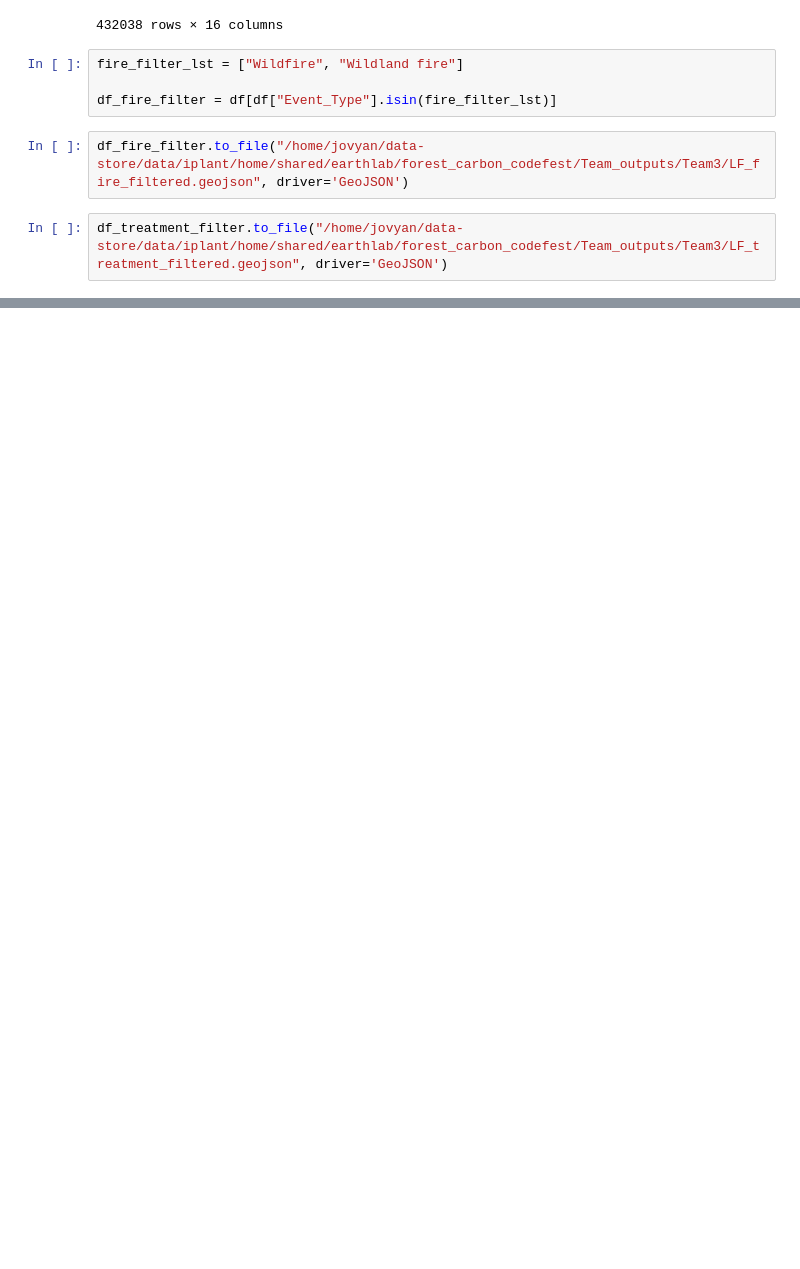
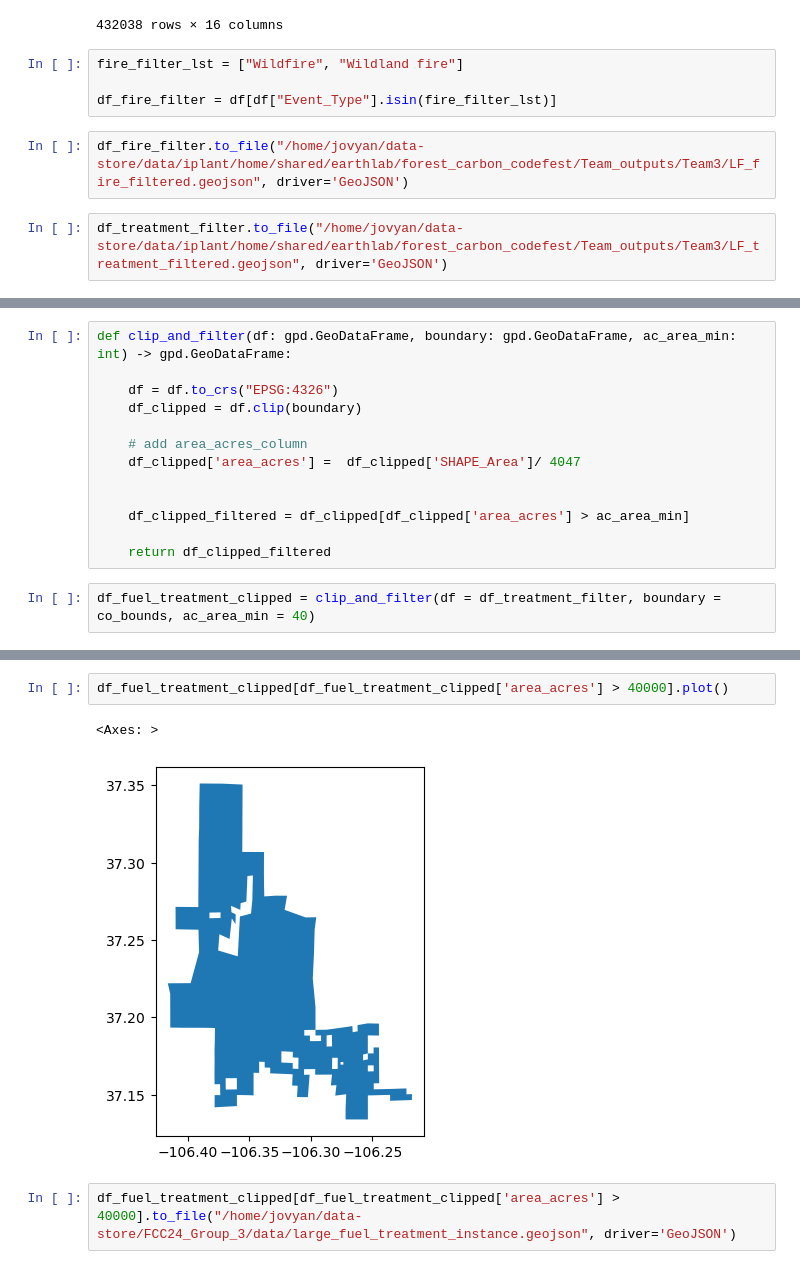
Before and after one commit to CU-ESIIL/FCC24_Group_3, a Jupyter notebook: code/data_exploration/landfire_exploration.ipynb, the cells around one changed output, grey strips where cells are left out. Saved outputs shown, nothing was run; the diff lists cells and outputs as text; blank space fills up the shorter version.

```diff
--- a/code/data_exploration/landfire_exploration.ipynb
+++ b/code/data_exploration/landfire_exploration.ipynb
@@ -44,0 +177,15 @@ df_treatment_filter.to_file("/home/jovyan/data-store/data/iplant/home/shared/ear
+# %%
+def clip_and_filter(df: gpd.GeoDataFrame, boundary: gpd.GeoDataFrame, ac_area_min: int) -> gpd.GeoDataFrame:
+
+    df = df.to_crs("EPSG:4326")
+    df_clipped = df.clip(boundary)
+
+    # add area_acres_column
+    df_clipped['area_acres'] =  df_clipped['SHAPE_Area']/ 4047
+
+
+    df_clipped_filtered = df_clipped[df_clipped['area_acres'] > ac_area_min]
+
+    return df_clipped_filtered
+# %%
+df_fuel_treatment_clipped = clip_and_filter(df = df_treatment_filter, boundary = co_bounds, ac_area_min = 40)
@@ -44,0 +208,7 @@ df_treatment_filter.to_file("/home/jovyan/data-store/data/iplant/home/shared/ear
+# %%
+df_fuel_treatment_clipped[df_fuel_treatment_clipped['area_acres'] > 40000].plot()
+# %% [output]
+<Axes: >
+[figure, added]
+# %%
+df_fuel_treatment_clipped[df_fuel_treatment_clipped['area_acres'] > 40000].to_file("/home/jovyan/data-store/FCC24_Group_3/data/large_fuel_treatment_instance.geojson", driver='GeoJSON')
```
Also changed, not shown: parts of 32 cells of this notebook.
